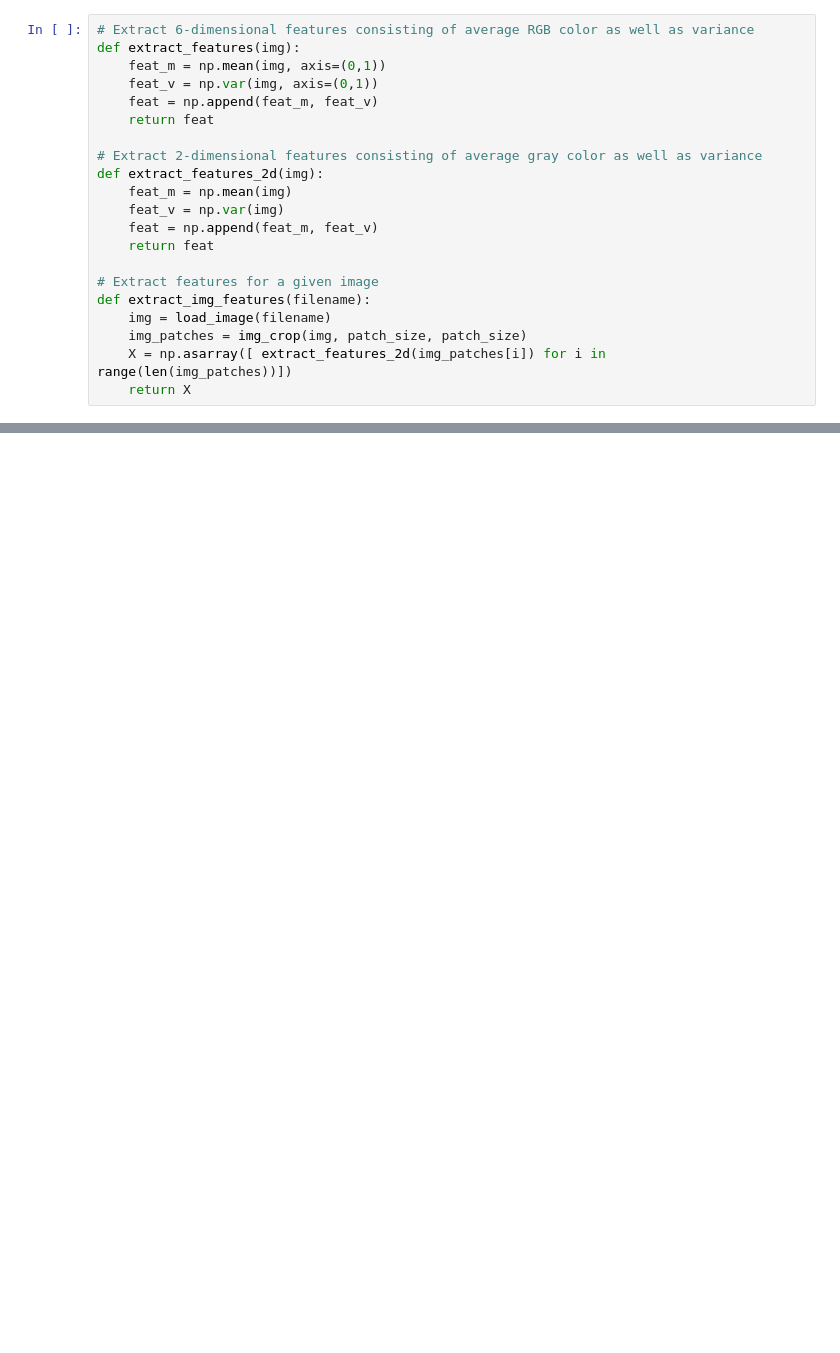
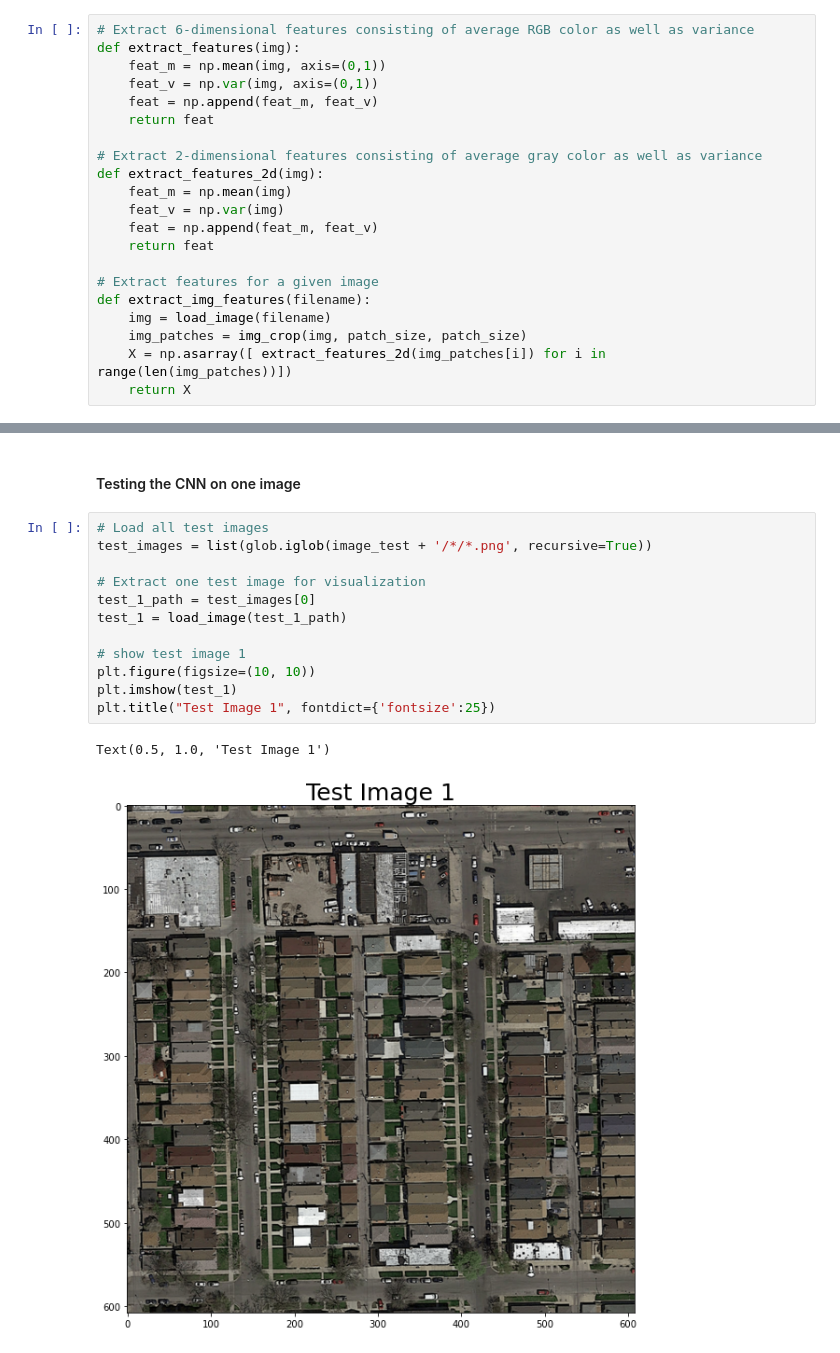
Before and after one commit to felixkln/ML-Road-Segmentation-Project, a Jupyter notebook: Valerian/cnn_clean_good_acc.ipynb, the cells around one changed output, grey strips where cells are left out. Drawn from its saved outputs; the diff is of its cells as text; blank space fills up the shorter version.

```diff
--- a/Valerian/cnn_clean_good_acc.ipynb
+++ b/Valerian/cnn_clean_good_acc.ipynb
@@ -354,0 +457,17 @@ Epoch 19 | Test accuracy: 0.89504
+# %% [markdown]
+#### Testing the CNN on one image
+# %%
+# Load all test images
+test_images = list(glob.iglob(image_test + '/*/*.png', recursive=True))
+
+# Extract one test image for visualization
+test_1_path = test_images[0]
+test_1 = load_image(test_1_path)
+
+# show test image 1
+plt.figure(figsize=(10, 10))
+plt.imshow(test_1)
+plt.title("Test Image 1", fontdict={'fontsize':25})
+# %% [output]
+Text(0.5, 1.0, 'Test Image 1')
+[figure, added]
```
Also changed, not shown: parts of 52 cells of this notebook, 4 other files.
